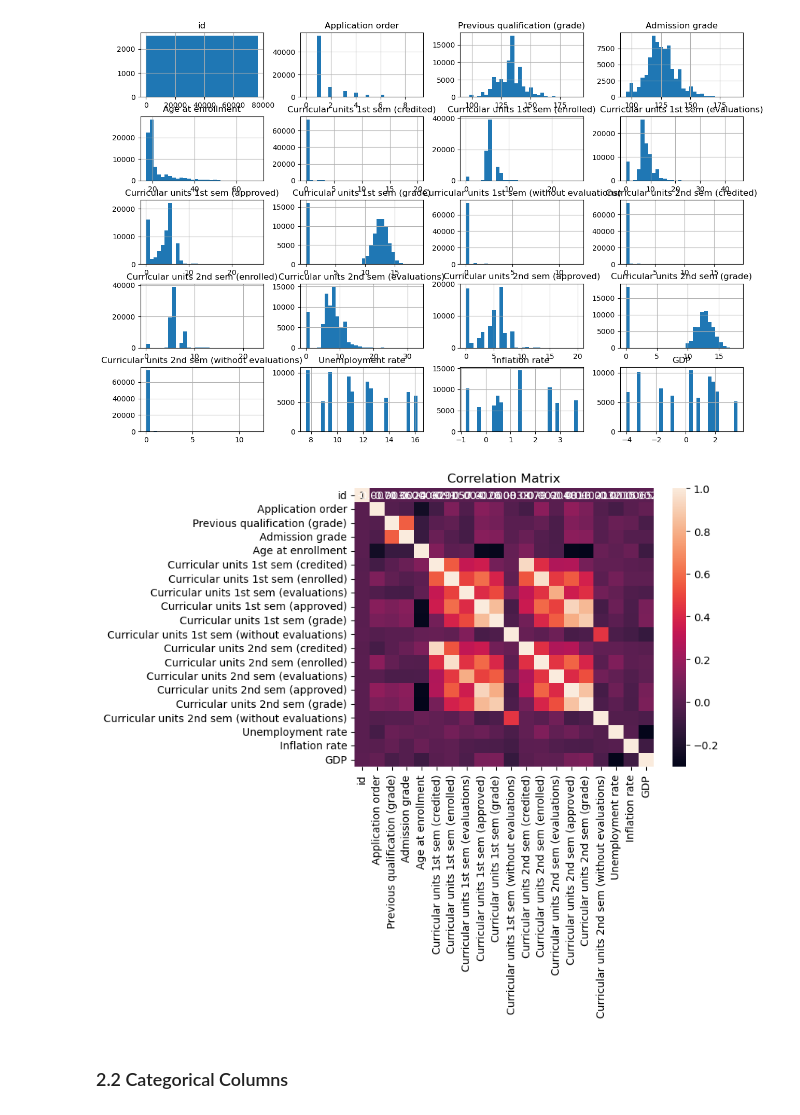
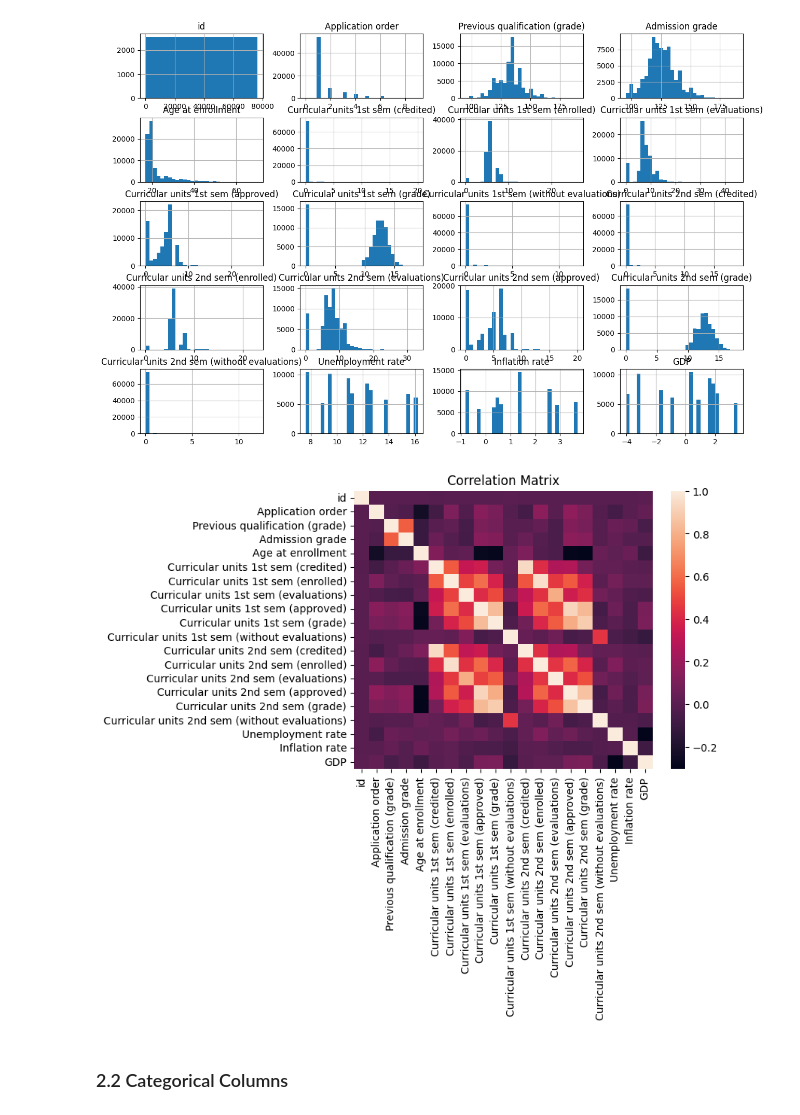
Before and after one commit to ih9511/Kaggle-Classification-with-an-Academic-Success-Dataset, a Jupyter notebook: Playground/academy/dataset/EDA_kaggle.ipynb, the cells around one changed output. Saved outputs shown, nothing was run; the diff lists cells and outputs as text; code cells hidden in the pictures.

```diff
--- a/Playground/academy/dataset/EDA_kaggle.ipynb
+++ b/Playground/academy/dataset/EDA_kaggle.ipynb
@@ -8,8 +11,8 @@ import seaborn as sns
 
 import os
 # %%
-train_data = pd.read_csv('kaggle dataset/train.csv')
-test_data = pd.read_csv('kaggle dataset/test.csv')
+train_data = pd.read_csv('kaggle-dataset/train.csv')
+test_data = pd.read_csv('kaggle-dataset/test.csv')
 # %%
 train_data.head()
 # %% [output]
@@ -143,11 +147,11 @@ plt.show()
 [figure]
 # %%
 corr_matrix = train_data[numeric_columns].corr()
-sns.heatmap(corr_matrix, annot = True)
+sns.heatmap(corr_matrix, annot = False)
 plt.title('Correlation Matrix')
 plt.show()
 # %% [output]
-[figure, old version]
+[figure, new version]
 # %% [markdown]
 ### 2.2 Categorical Columns
 # %%
```
Also changed, not shown: parts of 7 cells of this notebook, 3 other files.
